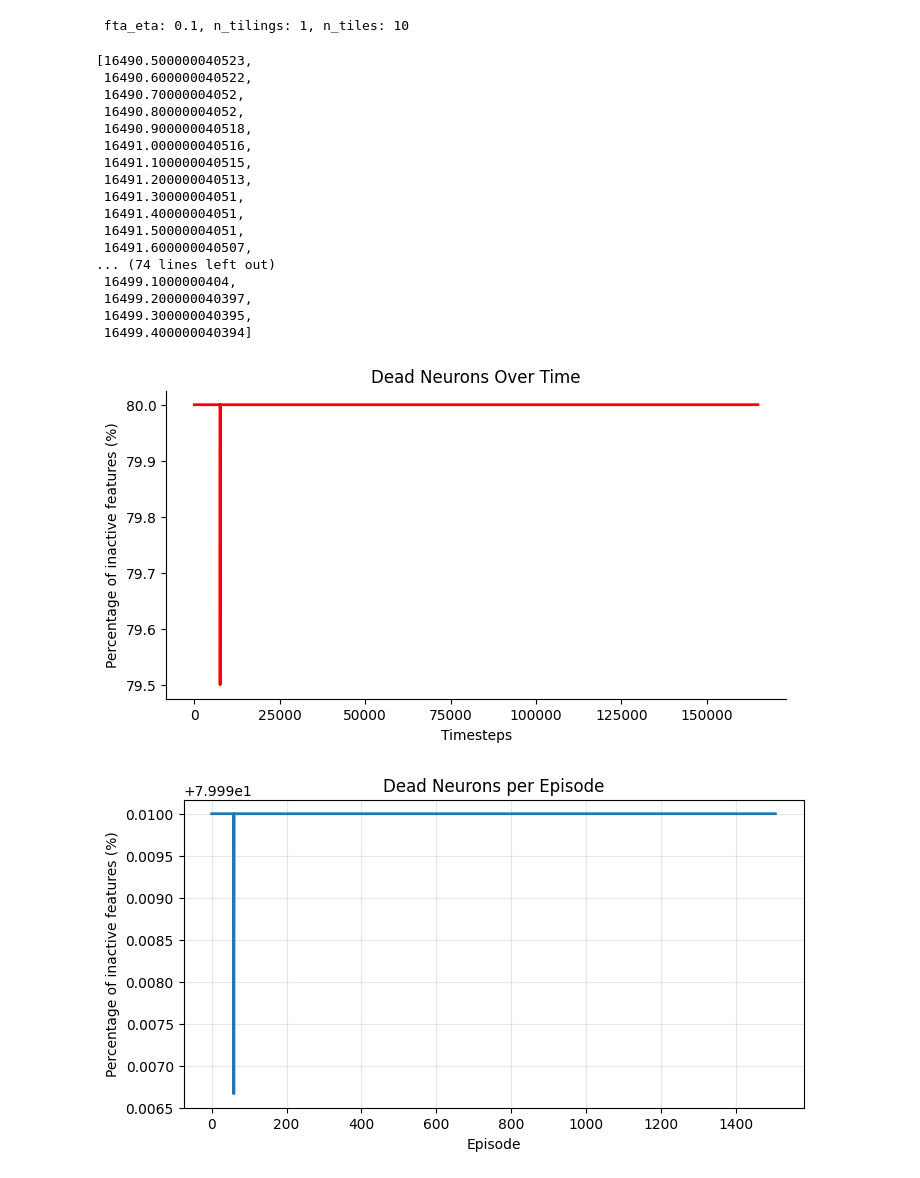
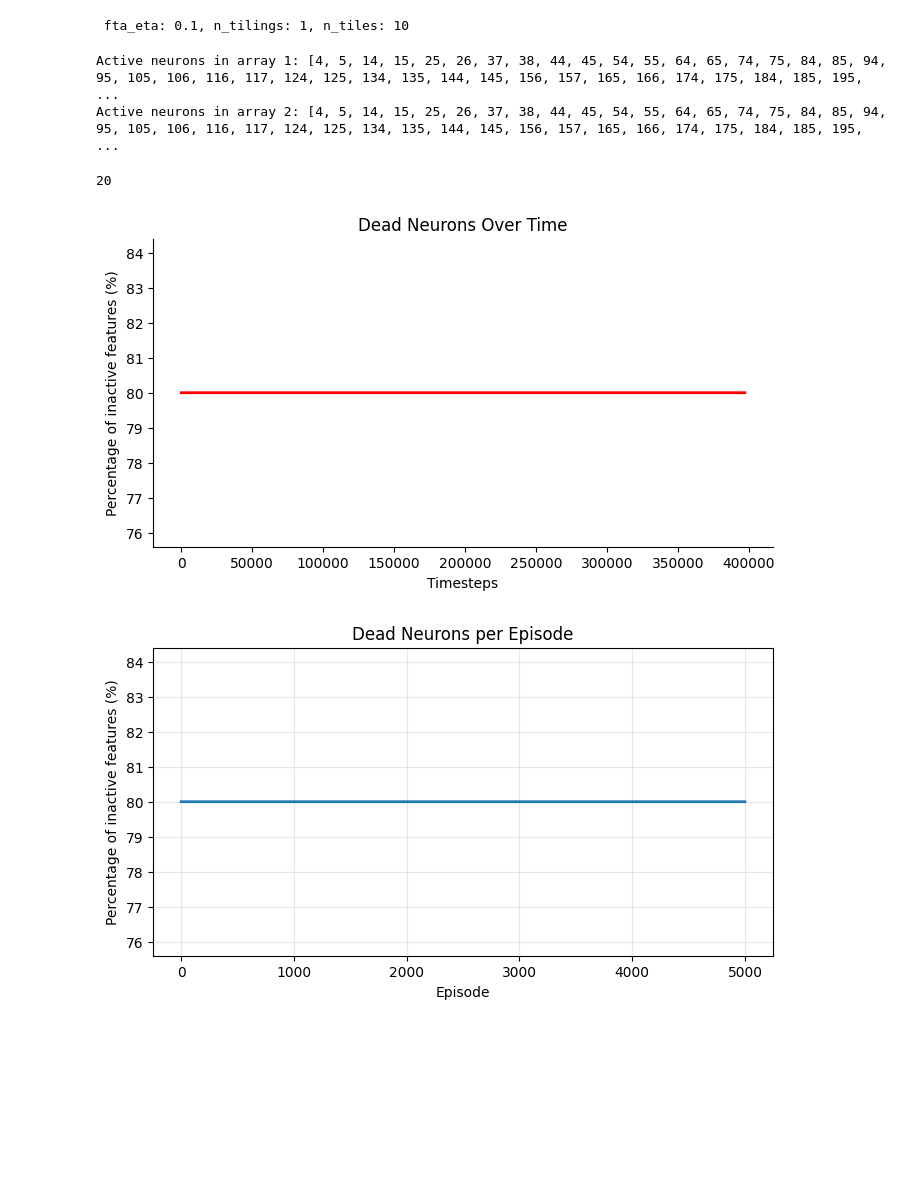
Before and after one commit to jadkins99/RatInABox, a Jupyter notebook: neuro_rl/test_sparsity.ipynb, the cells around one changed output. Saved outputs shown, nothing was run; the diff lists cells and outputs as text; code cells hidden in the pictures; blank space fills up the shorter version.

Commit message:
fix: experiments.py errors

```diff
--- a/neuro_rl/test_sparsity.ipynb
+++ b/neuro_rl/test_sparsity.ipynb
@@ -157,22 +157,24 @@ def create_fta_hook(fta, ag, env, bins, thres=0.1):
     fta_bins = []
     out_arrays = []
 
-
     def sparsity_function(fta_arr):
         return 1 - (np.sum(fta_arr[fta_arr > thres]) / fta_arr.size)
 
     def hook_fn(module, inputs, output):
         out_arr = output.detach().cpu().numpy().flatten()
-        # print(f"FTA output: {out_arr}, shape: {out_arr.shape}")
+        out_arrays.append(out_arr)
+        # print("t:", env.t, "FTA std:", np.std(out_arr))
+
+        # Split into bins and compute sparsity
         fta_b = np.array_split(out_arr, bins)
-        # print(f"FTA bins: {fta_b} length: {len(fta_b)}")
-        fta_sparse_bins = [sparsity_function(b) for b in fta_b]
+        # fta_sparse_bins = [sparsity_function(b) for b in fta_b]
+
         fta_sparsity.append(sparsity_function(out_arr))
-        states.append(np.copy(ag.pos))  # or placecells.get_state()
+        # fta_bins_sparsity.append(fta_sparse_bins)
+        fta_bins.append(fta_b)
+        states.append(np.copy(ag.pos))
+        # print("agent pos:", ag.pos)
         time_steps.append(env.t)
-        fta_bins_sparsity.append(fta_sparse_bins)
-        fta_bins.append(fta_b)
-        out_arrays.append(out_arr)
 
 
     return hook_fn, fta_sparsity, states, time_steps,fta_bins, fta_bins_sparsity, out_arrays
@@ -292,7 +294,7 @@ def compute_dead_neurons_per_timestep(runs_out_arrays, thres=0.1):
 
 
 
-def plot_dead_neurons_over_time(dead_percent, dt=0.1):
+def plot_dead_neurons_over_time(dead_percent):
     """
     Plots percentage of inactive neurons over time.
 
@@ -462,7 +464,7 @@ runs_states = []
 for i in tqdm(range(num_runs), desc="Running experiments"):
     # set_seed(i)
 
-    env, ag, placecells, actor, critic = create_experiment(dt=0.1, fta_eta=0.1, input_min=-1, input_max=1, t_timeout=T_TIMEOUT, goal_pos=GOAL_POS, goal_radius=GOAL_RADIUS, reward_val=REWARD, reward_duration=REWARD_DURATION, wall=WALL, n_placecells=50)
+    env, ag, placecells, actor, critic = create_experiment(dt=0.1, fta_eta=0.1, input_min=-1, input_max=1, t_timeout=T_TIMEOUT, goal_pos=GOAL_POS, goal_radius=GOAL_RADIUS, reward_val=REWARD, reward_duration=REWARD_DURATION, wall=WALL, n_placecells=5)
     fta = find_fta_module(critic.NeuralNetworkModule)
     all_episode_sparsity, all_episode_time, all_episodes_state, all_episode_bins, all_episode_bins_sparsity, all_out_arrays = run_multiple_episodes_with_fta(n_episodes=N_EPISODES, env=env, ag=ag, actor=actor, critic=critic, placecells=placecells, fta=fta, num_bins=20, time_limit=T_TIMEOUT)
     runs_out_arrays.append(all_out_arrays)
@@ -472,35 +474,33 @@ for i in tqdm(range(num_runs), desc="Running experiments"):
 # %% [output]
  fta_eta: 0.1, n_tilings: 1, n_tiles: 10
 # %%
-all_episode_time[-1]
+act_1 =[]
+act_2 =[]
+for i in range(len(runs_out_arrays[0][0][0])):
+    if runs_out_arrays[0][1][0][i] > 0.1:
+        act_1.append(i)
+    if runs_out_arrays[0][1][1][i] > 0.1:
+        act_2.append(i)
+
+print("Active neurons in array 1:", act_1)
+print("Active neurons in array 2:", act_2)
 # %% [output]
-[16490.500000040523,
- 16490.600000040522,
- 16490.70000004052,
- 16490.80000004052,
- 16490.900000040518,
- 16491.000000040516,
- 16491.100000040515,
- 16491.200000040513,
- 16491.30000004051,
- 16491.40000004051,
- 16491.50000004051,
- 16491.600000040507,
-... (74 lines left out)
- 16499.1000000404,
- 16499.200000040397,
- 16499.300000040395,
- 16499.400000040394]
+Active neurons in array 1: [4, 5, 14, 15, 25, 26, 37, 38, 44, 45, 54, 55, 64, 65, 74, 75, 84, 85, 94, 95, 105, 106, 116, 117, 124, 125, 134, 135, 144, 145, 156, 157, 165, 166, 174, 175, 184, 185, 195, ...
+Active neurons in array 2: [4, 5, 14, 15, 25, 26, 37, 38, 44, 45, 54, 55, 64, 65, 74, 75, 84, 85, 94, 95, 105, 106, 116, 117, 124, 125, 134, 135, 144, 145, 156, 157, 165, 166, 174, 175, 184, 185, 195, ...
+# %%
+len(runs_bins[0][0][0])
+# %% [output]
+20
 # %%
 dead_neurons_per_timestep = compute_dead_neurons_per_timestep(runs_out_arrays, thres=0.1)
-plot_dead_neurons_over_time(dead_neurons_per_timestep, dt=DT)
+plot_dead_neurons_over_time(dead_neurons_per_timestep)
 # %% [output]
-[figure, old version]
+[figure, new version]
 # %%
 dead_neurons_per_episode = compute_dead_neurons_per_episode(runs_out_arrays, thres=0.1)
 plot_dead_neurons_per_episode(dead_neurons_per_episode)
 # %% [output]
-[figure, old version]
+[figure, new version]
 # %%
 bin_counts = compute_bin_counts_per_timestep(runs_out_arrays, num_bins=10, threshold=0.1)
 plot_bin_counts_per_percentage(bin_counts, percentages=[10,30,50,70,90,100])
```
Also changed, not shown: parts of 6 cells of this notebook, 5 other files.
